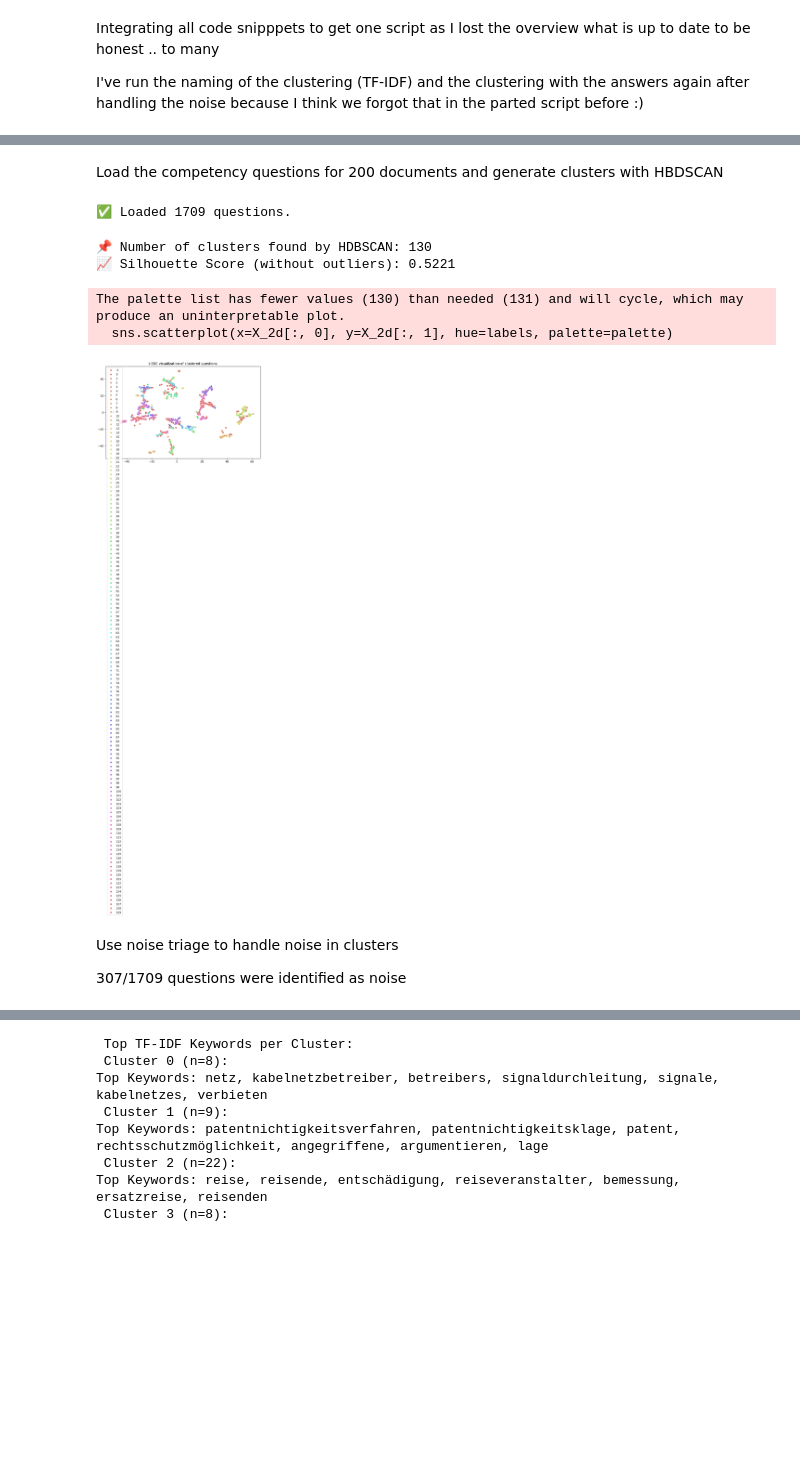
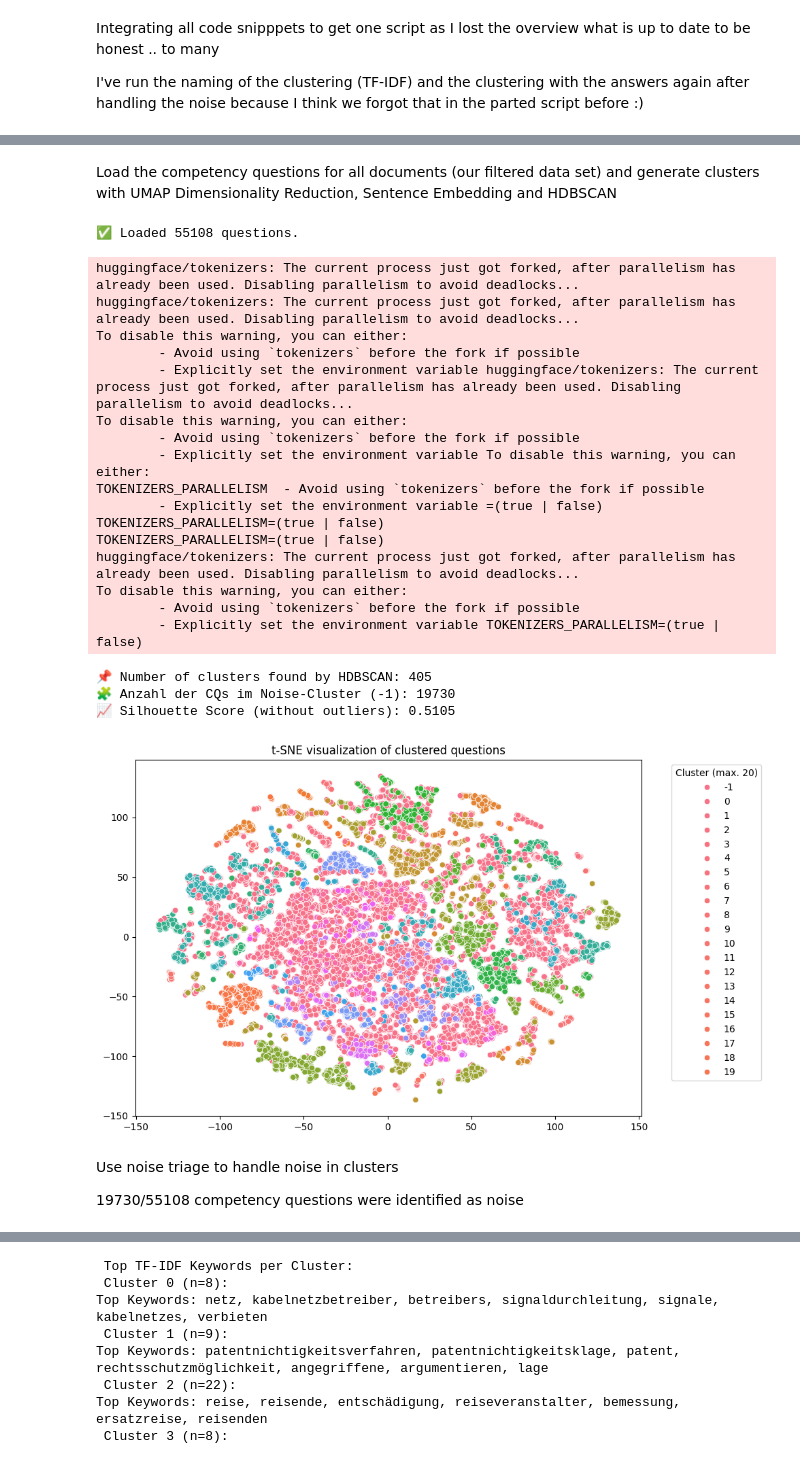
Before and after one commit to fabianstrue/CapstoneDATEV25, a Jupyter notebook: 03 CQ_clustering_noise_generalized_all.ipynb, the cells around one changed output, grey strips where cells are left out. Saved outputs shown, nothing was run; the diff lists cells and outputs as text; code cells hidden in the pictures; blank space fills up the shorter version.

Commit message:
Bekanntes aber justiertes Clustering auf CQs ALLER Dokumente + Die neuen GCQs dazu + Die clustered CQs mit Sources

```diff
--- a/03 CQ_clustering_noise_generalized_all.ipynb
+++ b/03 CQ_clustering_noise_generalized_all.ipynb
@@ -69,10 +84,10 @@ api_key = "ujI60UR6Fe5jel48SAtfnMiN5Skxfwhq"
 modelAI = "open-mistral-nemo"
 client = Mistral(api_key=api_key)
 # %% [markdown]
-Load the competency questions for 200 documents and generate clusters with HBDSCAN
+Load the competency questions for all documents (our filtered data set) and generate clusters with UMAP Dimensionality Reduction, Sentence Embedding and HDBSCAN
 # %%
 # Load competency questions from file
-with open("competency_questions_output/competency_questions_200_documents.txt", "r", encoding="utf-8") as f:
+with open("competency_questions_output/competency_questions_all_documents.txt", "r", encoding="utf-8") as f:
     content = f.read()
 
 # Extract questions and sources as pairs
@@ -94,56 +109,84 @@ for q, s in zip(questions_only, sources_only):
 
 print(f"✅ Loaded {len(questions)} questions.")
 # %% [output]
-✅ Loaded 1709 questions.
+✅ Loaded 55108 questions.
 # %%
 #HDBSACN
 random.seed(42)
 np.random.seed(42)
 torch.manual_seed(42)
-# Sentence Embedding (SBERT)
+
+#Sentence Embedding (SBERT)
 model = SentenceTransformer('paraphrase-multilingual-MiniLM-L12-v2')
 embeddings = model.encode(questions)
 
-# Dimensionality Reduction (UMAP, optional but good for HDBSCAN & visualization)
-umap_reducer = umap.UMAP(n_neighbors=15, n_components=5, metric='cosine', random_state=42)
+#Dimensionality Reduction (UMAP, optional but good for HDBSCAN & visualization)
+umap_reducer = umap.UMAP(n_neighbors=20, n_components=2, metric='cosine', random_state=42)
 X_umap = umap_reducer.fit_transform(embeddings)
 
-# HDBSCAN clustering (as in the Ntropy article)
-clusterer = hdbscan.HDBSCAN(min_cluster_size=5, min_samples=1, metric='euclidean', prediction_data=True)
+#HDBSCAN clustering (as found in the Ntropy article)
+clusterer = hdbscan.HDBSCAN(min_cluster_size=15, min_samples=7, metric='euclidean', prediction_data=True)
 labels = clusterer.fit_predict(X_umap)
 n_clusters = len(set(labels)) - (1 if -1 in labels else 0)
 print(f"📌 Number of clusters found by HDBSCAN: {n_clusters}")
-# Evaluation (excluding outliers)
+
+n_noise = np.sum(labels == -1)
+print(f"🧩 Anzahl der CQs im Noise-Cluster (-1): {n_noise}")
+
+
+#Evaluation (excluding outliers)
 valid_mask = labels != -1
 sil_score = silhouette_score(X_umap[valid_mask], labels[valid_mask])
 print(f"📈 Silhouette Score (without outliers): {sil_score:.4f}")
 
-# Visualization (t-SNE)
+#Visualization (t-SNE)
 tsne = TSNE(n_components=2, perplexity=30, random_state=42)
 X_2d = tsne.fit_transform(X_umap)
 
+#Create the Plot
 plt.figure(figsize=(10, 6))
-palette = sns.color_palette('hls', n_clusters)
-sns.scatterplot(x=X_2d[:, 0], y=X_2d[:, 1], hue=labels, palette=palette)
+palette = sns.color_palette('husl', len(set(labels)))
+sns.scatterplot(x=X_2d[:, 0], y=X_2d[:, 1], hue=labels, palette=palette, legend='full')
+
+#Trim down the Legend to only 20 Colours being showen
+handles, labels_ = plt.gca().get_legend_handles_labels()
+plt.legend(handles[:21], labels_[:21], title="Cluster (max. 20)", bbox_to_anchor=(1.05, 1), loc='upper left')
+
 plt.title("t-SNE visualization of clustered questions")
+plt.tight_layout()
 plt.show()
 
-# Save basic Cluster
+# Save Basic Cluster with emebeddings for Noise Handling
 clustered_cqs = {}
 for q, l, e in zip(questions, labels, embeddings):
     entry = {"cq": q, "embedding": e.tolist()}
     clustered_cqs.setdefault(f"Cluster {l}", []).append(entry)
 
 with open("clustered_CQs_with_embeddings_new.json", "w", encoding="utf-8") as f:
     json.dump(clustered_cqs, f, ensure_ascii=False, indent=4)
 # %% [output]
-📌 Number of clusters found by HDBSCAN: 130
-📈 Silhouette Score (without outliers): 0.5221
+huggingface/tokenizers: The current process just got forked, after parallelism has already been used. Disabling parallelism to avoid deadlocks...
+huggingface/tokenizers: The current process just got forked, after parallelism has already been used. Disabling parallelism to avoid deadlocks...
+To disable this warning, you can either:
+        - Avoid using `tokenizers` before the fork if possible
+        - Explicitly set the environment variable huggingface/tokenizers: The current process just got forked, after parallelism has already been used. Disabling parallelism to avoid deadlocks...
+To disable this warning, you can either:
+        - Avoid using `tokenizers` before the fork if possible
+        - Explicitly set the environment variable To disable this warning, you can either:
+TOKENIZERS_PARALLELISM  - Avoid using `tokenizers` before the fork if possible
+        - Explicitly set the environment variable =(true | false)
+TOKENIZERS_PARALLELISM=(true | false)
+TOKENIZERS_PARALLELISM=(true | false)
+huggingface/tokenizers: The current process just got forked, after parallelism has already been used. Disabling parallelism to avoid deadlocks...
+To disable this warning, you can either:
+        - Avoid using `tokenizers` before the fork if possible
+        - Explicitly set the environment variable TOKENIZERS_PARALLELISM=(true | false)
-The palette list has fewer values (130) than needed (131) and will cycle, which may produce an uninterpretable plot.
-  sns.scatterplot(x=X_2d[:, 0], y=X_2d[:, 1], hue=labels, palette=palette)
+📌 Number of clusters found by HDBSCAN: 405
+🧩 Anzahl der CQs im Noise-Cluster (-1): 19730
+📈 Silhouette Score (without outliers): 0.5105
-[figure, old version]
+[figure, new version]
 # %% [markdown]
 Use noise triage to handle noise in clusters
 
-307/1709 questions were identified as noise
+19730/55108 competency questions were identified as noise
 # %%
```
Also changed, not shown: parts of 12 cells of this notebook, 21 other files.
